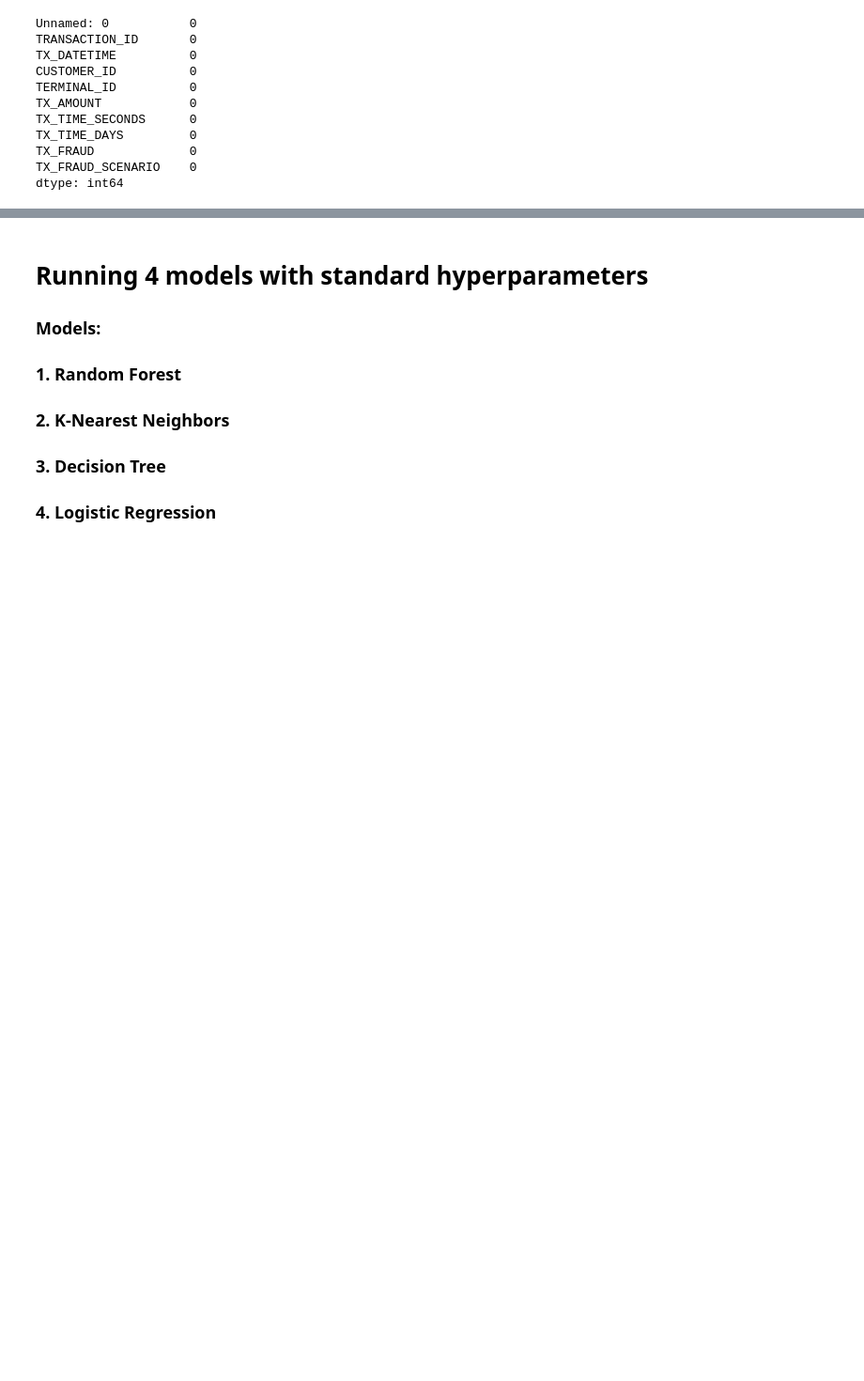
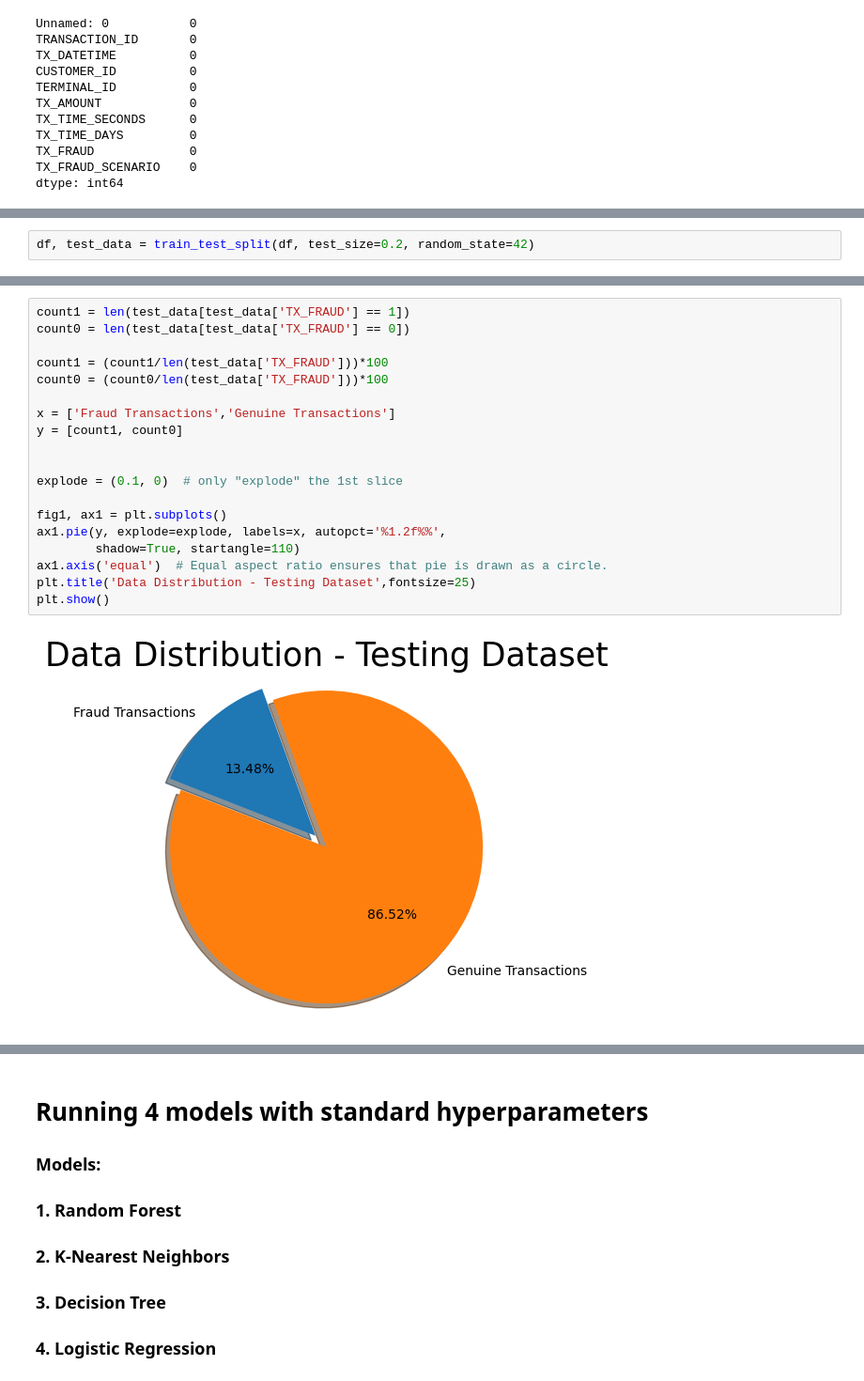
Before and after one commit to SOEN-6111/Fraudulent-Transaction-Detection, a Jupyter notebook: fraudulent-transaction-detection.ipynb, the cells around one changed output, grey strips where cells are left out. Shown at 94% size. Cells and saved outputs as stored; diff of their text form; blank space fills up the shorter version.

```diff
--- a/fraudulent-transaction-detection.ipynb
+++ b/fraudulent-transaction-detection.ipynb
@@ -81,0 +87,2 @@ dtype: int64
+# %%
+df, test_data = train_test_split(df, test_size=0.2, random_state=42)
@@ -176 +197,22 @@ plt.show()
+# %%
+count1 = len(test_data[test_data['TX_FRAUD'] == 1])
+count0 = len(test_data[test_data['TX_FRAUD'] == 0])
+
+count1 = (count1/len(test_data['TX_FRAUD']))*100
+count0 = (count0/len(test_data['TX_FRAUD']))*100
+
+x = ['Fraud Transactions','Genuine Transactions']
+y = [count1, count0]
+
+
+explode = (0.1, 0)  # only "explode" the 1st slice
+
+fig1, ax1 = plt.subplots()
+ax1.pie(y, explode=explode, labels=x, autopct='%1.2f%%',
+        shadow=True, startangle=110)
+ax1.axis('equal')  # Equal aspect ratio ensures that pie is drawn as a circle.
+plt.title('Data Distribution - Testing Dataset',fontsize=25)
+plt.show()
+# %% [output]
+[figure, added]
 # %%
```
Also changed, not shown: parts of 42 cells of this notebook.
